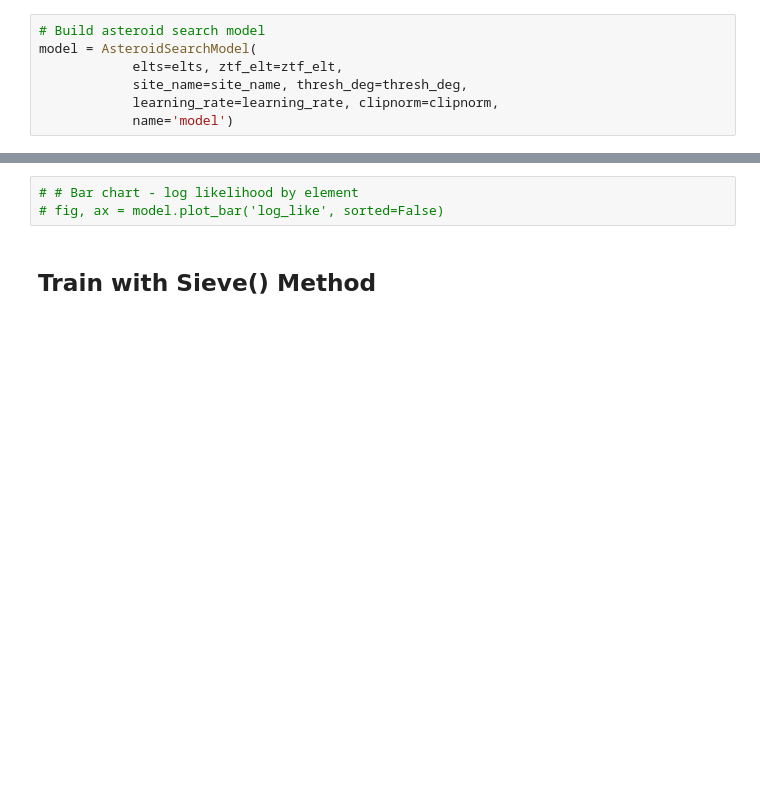
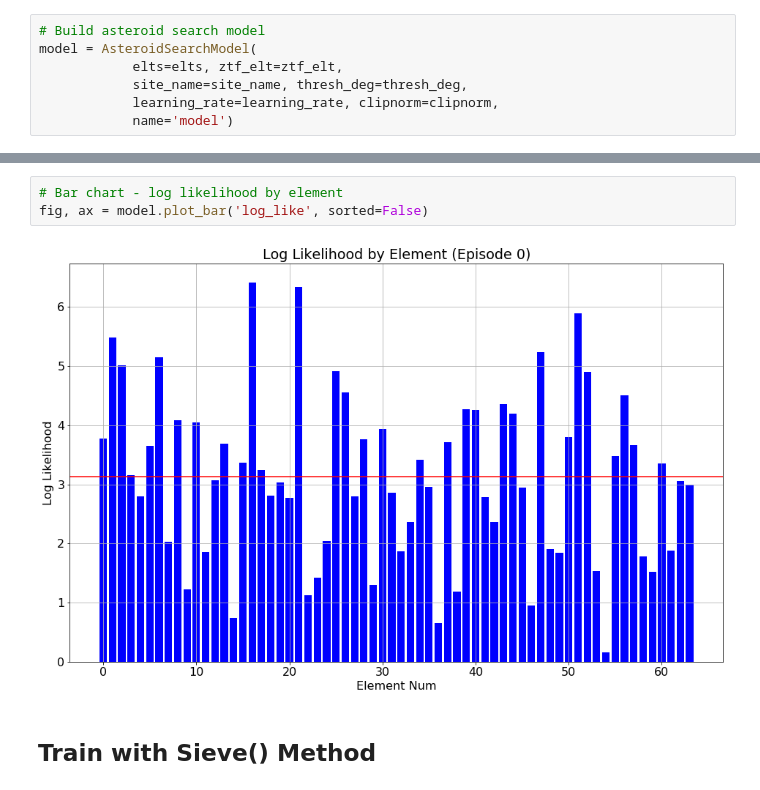
Before and after one commit to memanuel/kepler-sieve, a Jupyter notebook: jupyter/14_asteroid_search_unperturbed.ipynb, the cells around one changed output, grey strips where cells are left out. Cells and saved outputs as stored; diff of their text form; blank space fills up the shorter version.

```diff
--- a/jupyter/14_asteroid_search_unperturbed.ipynb
+++ b/jupyter/14_asteroid_search_unperturbed.ipynb
@@ -205,7 +204,9 @@ Max      :     6.42  :   7.00 :  1799.10 :  7200.00
 Trained for 0 batches over 0 epochs and 0 episodes (elapsed time 0 seconds).
 # %%
-# # Bar chart - log likelihood by element
-# fig, ax = model.plot_bar('log_like', sorted=False)
+# Bar chart - log likelihood by element
+fig, ax = model.plot_bar('log_like', sorted=False)
+# %% [output]
+[figure, added]
 # %% [markdown]
 ## Train with Sieve() Method
 # %%
```
Also changed, not shown: parts of 22 cells of this notebook, 4 other files.
